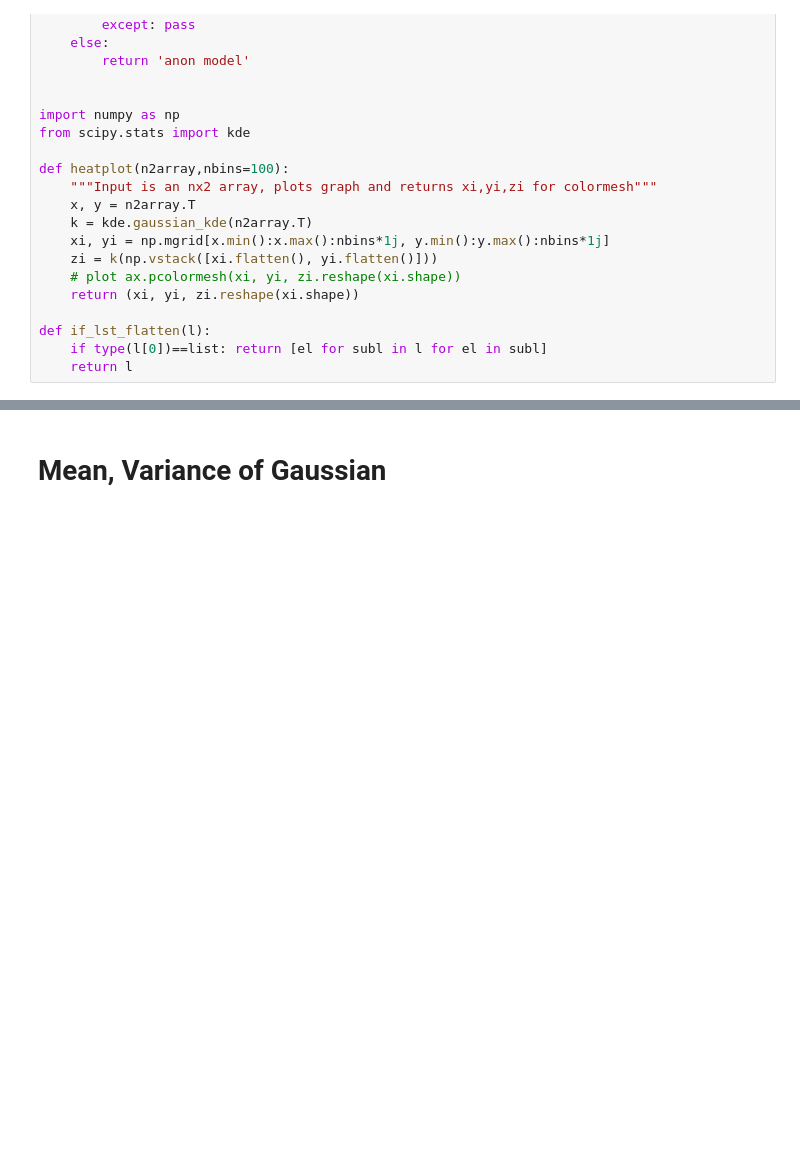
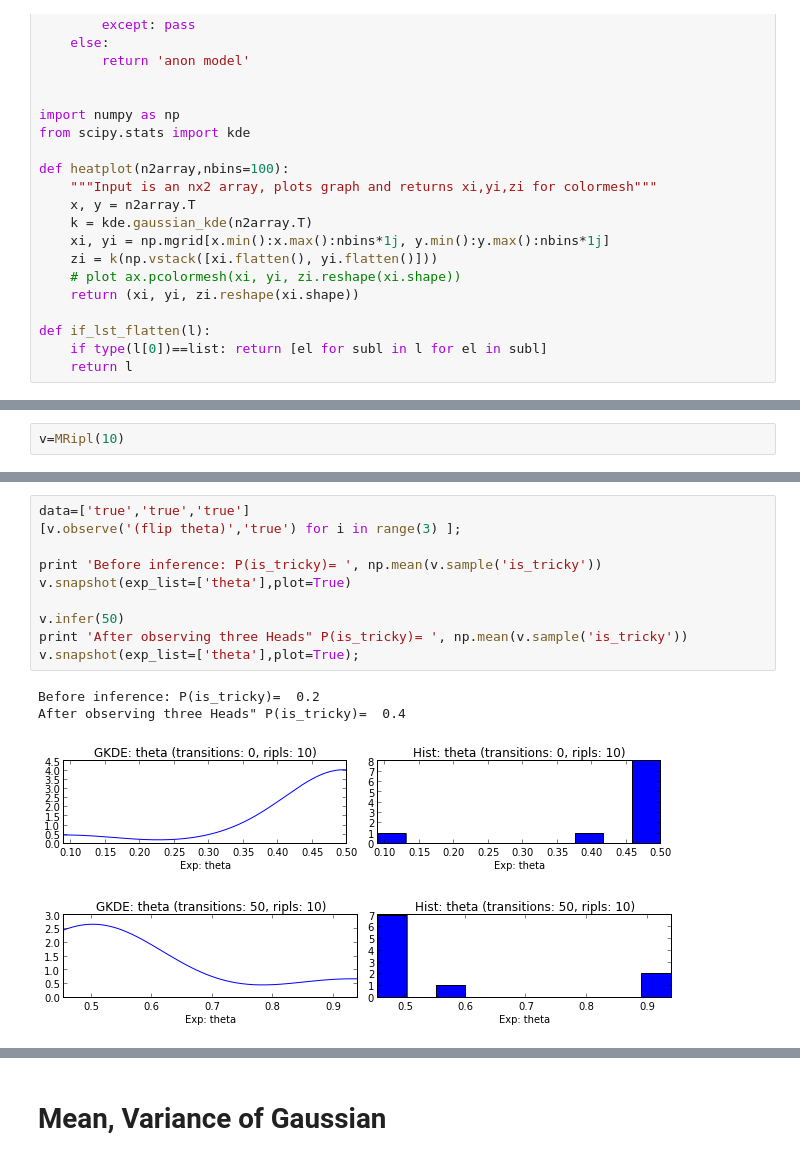
Before and after one commit to owainevans/myunit, a Jupyter notebook: gauss_reg_demo.ipynb, the cells around one changed output, grey strips where cells are left out. Cells and saved outputs as stored; diff of their text form; blank space fills up the shorter version.

```diff
--- a/gauss_reg_demo.ipynb
+++ b/gauss_reg_demo.ipynb
@@ -39,0 +115,2 @@ def if_lst_flatten(l):
+# %%
+v=MRipl(10)
@@ -39,0 +147,15 @@ def if_lst_flatten(l):
+# %%
+data=['true','true','true']
+[v.observe('(flip theta)','true') for i in range(3) ];
+
+print 'Before inference: P(is_tricky)= ', np.mean(v.sample('is_tricky'))
+v.snapshot(exp_list=['theta'],plot=True)
+
+v.infer(50)
+print 'After observing three Heads" P(is_tricky)= ', np.mean(v.sample('is_tricky'))
+v.snapshot(exp_list=['theta'],plot=True);
+# %% [output]
+Before inference: P(is_tricky)=  0.2
+After observing three Heads" P(is_tricky)=  0.4
+[figure, added]
+[figure, added]
```
Also changed, not shown: parts of 43 cells of this notebook, 1 other file.
